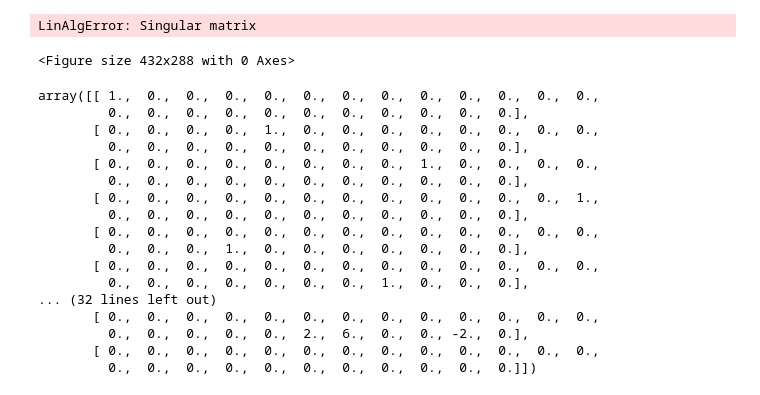
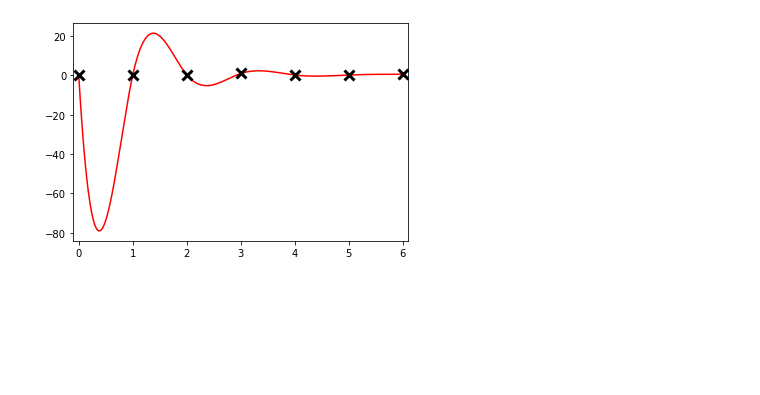
Before and after one commit to d3sp3r4t3Student/Observation-and-Data-Processing, a Jupyter notebook: Interpolation.ipynb, the cells around one changed output. Drawn from its saved outputs; the diff is of its cells as text; code cells hidden in the pictures; blank space fills up the shorter version.

```diff
--- a/Interpolation.ipynb
+++ b/Interpolation.ipynb
@@ -17,55 +19,34 @@ def piecewise_poly(param,n):
        vec[i*n:(i+1)*n]=polyvalue(param[i,:],np.linspace(0,1,num=n,endpoint=False))
     return vec
 
 plt.figure()
 N=6
 p=np.random.rand(N+1,1)
 A=np.zeros([4*N,4*N])
 for i in range(N):
     A[i,4*i]=1
     A[N+i,4*i:4*i+4]=[1,1,1,1]
     A[2*N+i,4*i:4*i+4]=[0,1,2,3]
     A[3*N+i,4*i:4*i+4]=[0,0,2,6]
 for i in range(N-1):
     A[2*N+i,4*i:4*i+8]=[0,1,2,3,0,-1,0,0]
     A[3*N+i,4*i:4*i+8]=[0,0,2,6,0,0,-2,0]
 
-A[2*N:3*N-1, :4] = 0
-A[4*N-1, 4*N-2] = 0
-A[4*N-1, 4*N-1] = 0
+#A[2*N:3*N-1, :4] = 0
+#A[4*N-1, 4*N-2] = 0
+#A[4*N-1, 4*N-1] = 0
 
 b=np.zeros([4*N,1])
 b[:N]=p[:N]
 b[N:2*N]=p[1:]
 x=np.linalg.inv(A).dot(b)
 
 
 Np=100
 plt.plot(np.linspace(0,N,num=Np*N),piecewise_poly(np.reshape(x,[N,4]),Np),'r')
 
 plt.plot(p,linestyle='None',marker='x', markersize=10, markeredgewidth=3, color='black')
 plt.xlim([-0.1,N+0.1])
 plt.show()
 # %% [output]
-LinAlgError: Singular matrix
-<Figure size 432x288 with 0 Axes>
+[figure, added]
-# %%
-A
-# %% [output]
-array([[ 1.,  0.,  0.,  0.,  0.,  0.,  0.,  0.,  0.,  0.,  0.,  0.,  0.,
-         0.,  0.,  0.,  0.,  0.,  0.,  0.,  0.,  0.,  0.,  0.],
-       [ 0.,  0.,  0.,  0.,  1.,  0.,  0.,  0.,  0.,  0.,  0.,  0.,  0.,
-         0.,  0.,  0.,  0.,  0.,  0.,  0.,  0.,  0.,  0.,  0.],
-       [ 0.,  0.,  0.,  0.,  0.,  0.,  0.,  0.,  1.,  0.,  0.,  0.,  0.,
-         0.,  0.,  0.,  0.,  0.,  0.,  0.,  0.,  0.,  0.,  0.],
-       [ 0.,  0.,  0.,  0.,  0.,  0.,  0.,  0.,  0.,  0.,  0.,  0.,  1.,
-         0.,  0.,  0.,  0.,  0.,  0.,  0.,  0.,  0.,  0.,  0.],
-       [ 0.,  0.,  0.,  0.,  0.,  0.,  0.,  0.,  0.,  0.,  0.,  0.,  0.,
-         0.,  0.,  0.,  1.,  0.,  0.,  0.,  0.,  0.,  0.,  0.],
-       [ 0.,  0.,  0.,  0.,  0.,  0.,  0.,  0.,  0.,  0.,  0.,  0.,  0.,
-         0.,  0.,  0.,  0.,  0.,  0.,  0.,  1.,  0.,  0.,  0.],
-... (32 lines left out)
-       [ 0.,  0.,  0.,  0.,  0.,  0.,  0.,  0.,  0.,  0.,  0.,  0.,  0.,
-         0.,  0.,  0.,  0.,  0.,  2.,  6.,  0.,  0., -2.,  0.],
-       [ 0.,  0.,  0.,  0.,  0.,  0.,  0.,  0.,  0.,  0.,  0.,  0.,  0.,
-         0.,  0.,  0.,  0.,  0.,  0.,  0.,  0.,  0.,  0.,  0.]])
```
Also changed, not shown: parts of 8 cells of this notebook, 1 other file.
